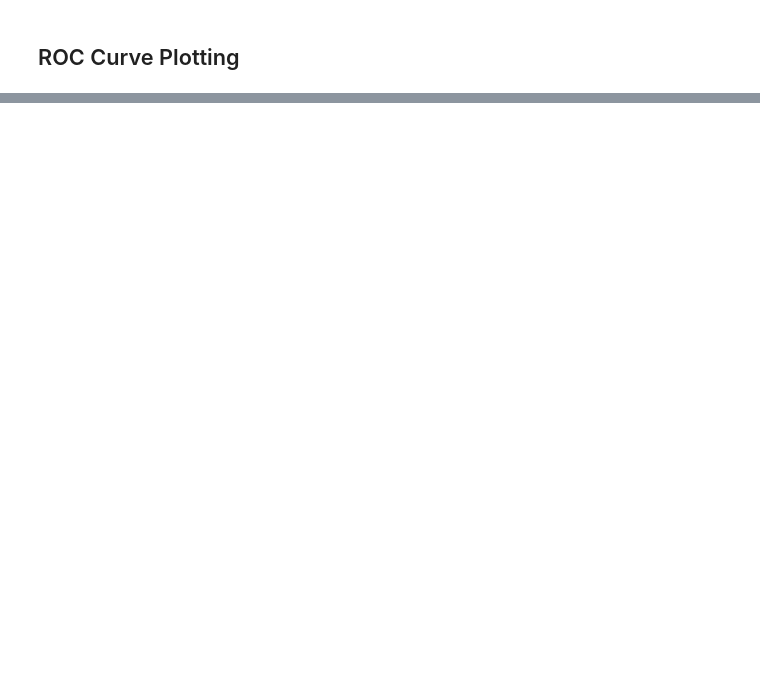
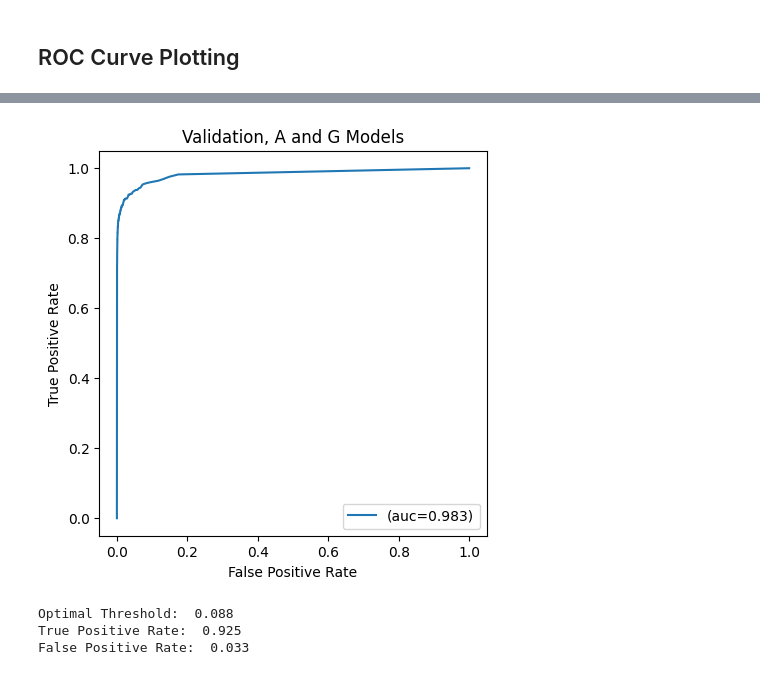
Before and after one commit to nirlavi28/O6MeG, a Jupyter notebook: ROC_AUC.ipynb, the cells around one changed output, grey strips where cells are left out. Saved outputs shown, nothing was run; the diff lists cells and outputs as text; code cells hidden in the pictures; blank space fills up the shorter version.

```diff
--- a/ROC_AUC.ipynb
+++ b/ROC_AUC.ipynb
@@ -96,0 +385,21 @@ False Positive Rate:  0.0
+# %%
+fpr_all, tpr_all, thresholds_all = roc_curve(truth_all, prediction_all)
+auc_all = auc(fpr_all, tpr_all)
+
+plt.figure(figsize=(5,5), dpi=100)
+plt.plot(fpr_all, tpr_all, linestyle='-', label='(auc=%0.3f)' % auc_all)
+plt.title('Validation, A and G Models')
+plt.xlabel('False Positive Rate')
+plt.ylabel('True Positive Rate')
+
+plt.legend(loc = 4)
+plt.show()
+
+print("Optimal Threshold: ", round(thresholds_all[np.argmax(tpr_all - fpr_all)],3))
+print("True Positive Rate: ", round(tpr_all[np.argmax(tpr_all - fpr_all)],3))
+print("False Positive Rate: ", round(fpr_all[np.argmax(tpr_all - fpr_all)],3))
+# %% [output]
+[figure, added]
+Optimal Threshold:  0.088
+True Positive Rate:  0.925
+False Positive Rate:  0.033
```
Also changed, not shown: parts of 20 cells of this notebook, 2 other files.
